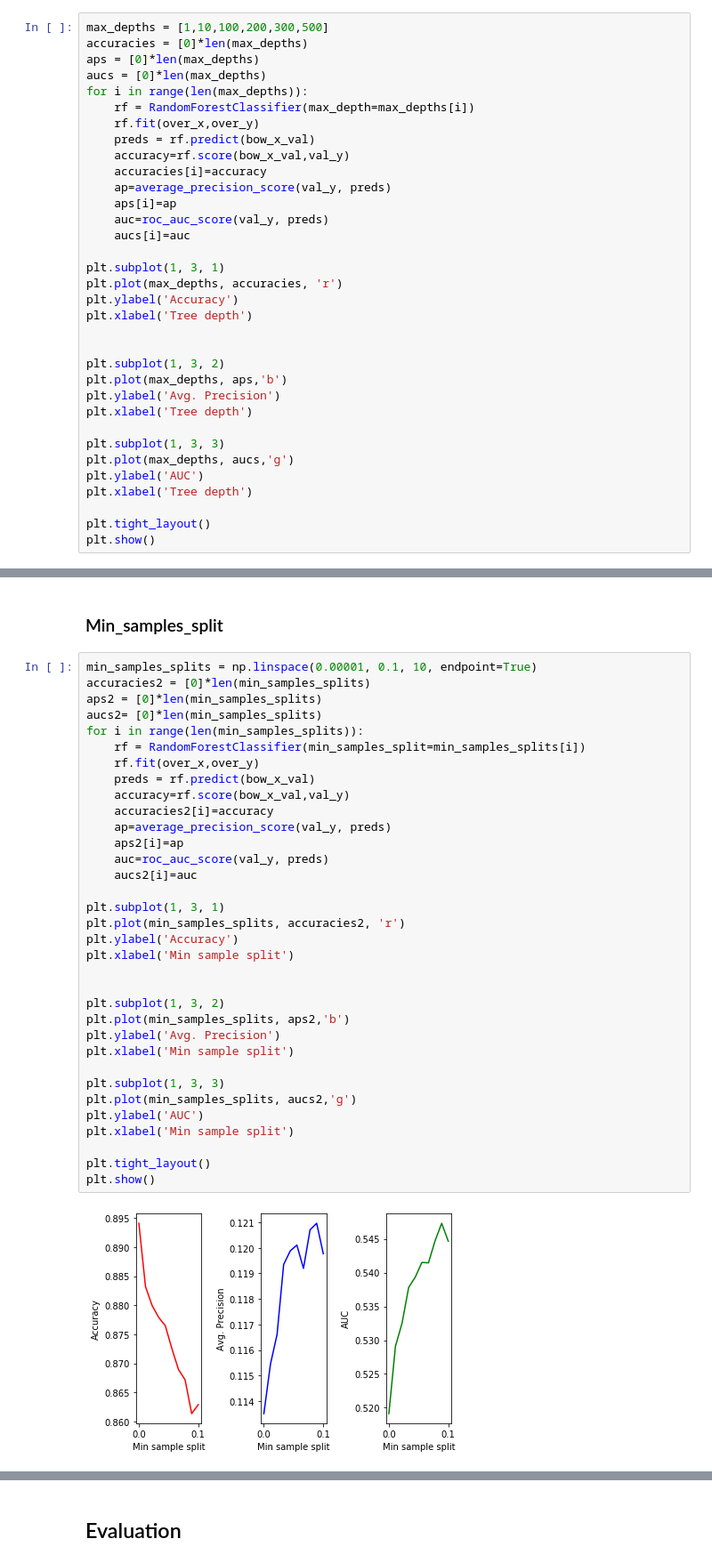
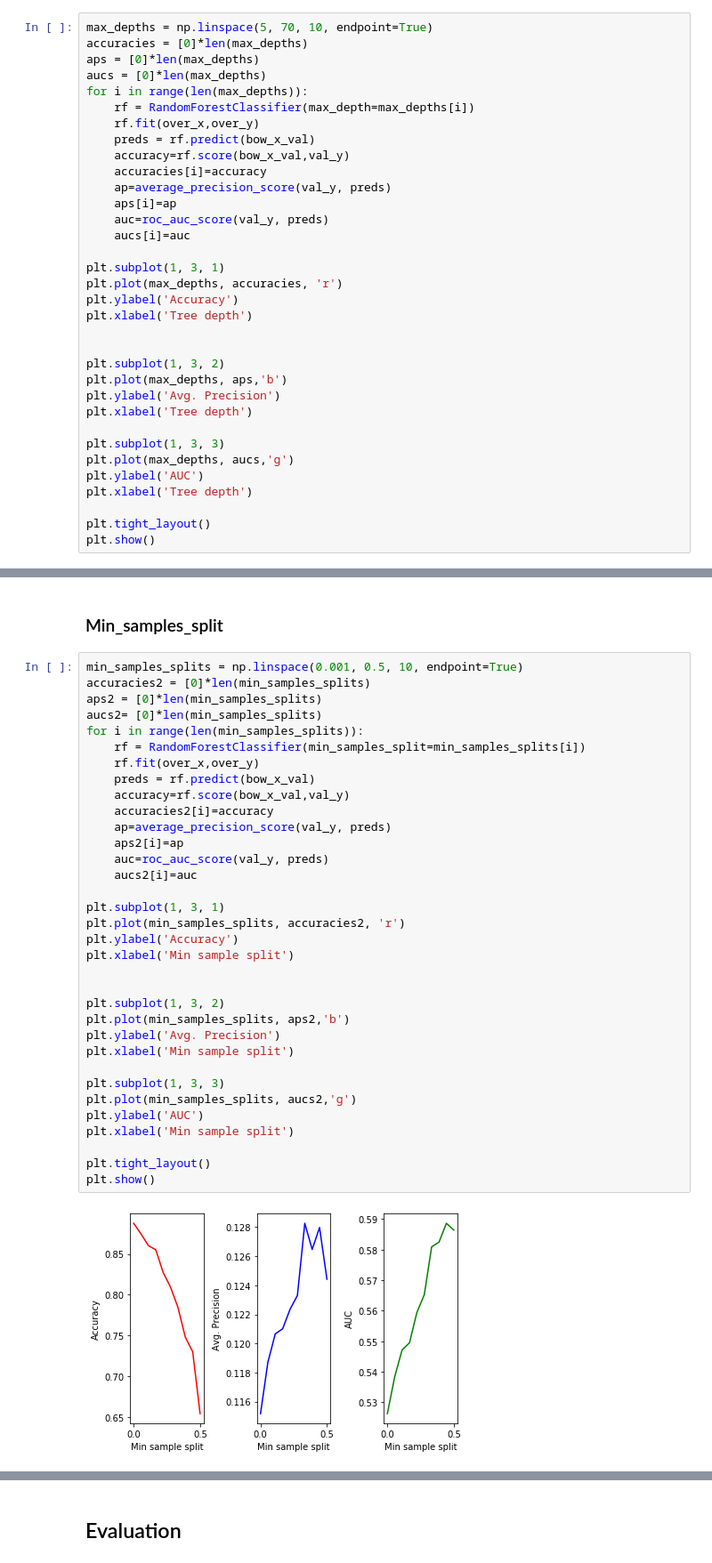
Before and after one commit to ameliachu/fake-review-detection-project, a Jupyter notebook: notebooks/gh1408/1003GH_RandomForest.ipynb, the cells around one changed output, grey strips where cells are left out. Shown at 89% size. Drawn from its saved outputs; the diff is of its cells as text.

```diff
--- a/notebooks/gh1408/1003GH_RandomForest.ipynb
+++ b/notebooks/gh1408/1003GH_RandomForest.ipynb
@@ -131,7 +131,7 @@ eval_bow_rf
 # %% [markdown]
 ### Max_depth
 # %%
-max_depths = [1,10,100,200,300,500]
+max_depths = np.linspace(5, 70, 10, endpoint=True)
 accuracies = [0]*len(max_depths)
 aps = [0]*len(max_depths)
 aucs = [0]*len(max_depths)
@@ -180,41 +213,41 @@ Best choice seems to be ~300
 # %% [markdown]
 ### Min_samples_split
 # %%
-min_samples_splits = np.linspace(0.00001, 0.1, 10, endpoint=True)
+min_samples_splits = np.linspace(0.001, 0.5, 10, endpoint=True)
 accuracies2 = [0]*len(min_samples_splits)
 aps2 = [0]*len(min_samples_splits)
 aucs2= [0]*len(min_samples_splits)
 for i in range(len(min_samples_splits)):
     rf = RandomForestClassifier(min_samples_split=min_samples_splits[i])
     rf.fit(over_x,over_y)
     preds = rf.predict(bow_x_val)
     accuracy=rf.score(bow_x_val,val_y)
     accuracies2[i]=accuracy
     ap=average_precision_score(val_y, preds)
     aps2[i]=ap
     auc=roc_auc_score(val_y, preds)
     aucs2[i]=auc
 
 plt.subplot(1, 3, 1)
 plt.plot(min_samples_splits, accuracies2, 'r')
 plt.ylabel('Accuracy')
 plt.xlabel('Min sample split')
 
 
 plt.subplot(1, 3, 2)
 plt.plot(min_samples_splits, aps2,'b')
 plt.ylabel('Avg. Precision')
 plt.xlabel('Min sample split')
 
 plt.subplot(1, 3, 3)
 plt.plot(min_samples_splits, aucs2,'g')
 plt.ylabel('AUC')
 plt.xlabel('Min sample split')
 
 plt.tight_layout()
 plt.show()
 # %% [output]
-[figure, old version]
+[figure, new version]
 # %%
 accuracies2
 # %% [output]
```
Also changed, not shown: parts of 24 cells of this notebook.
